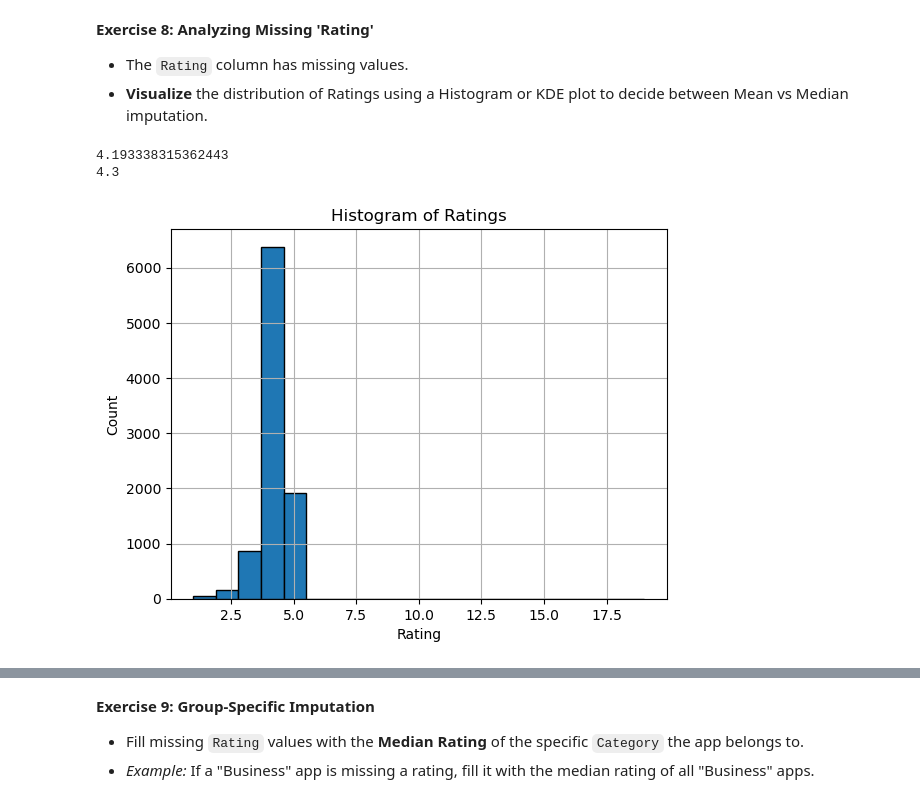
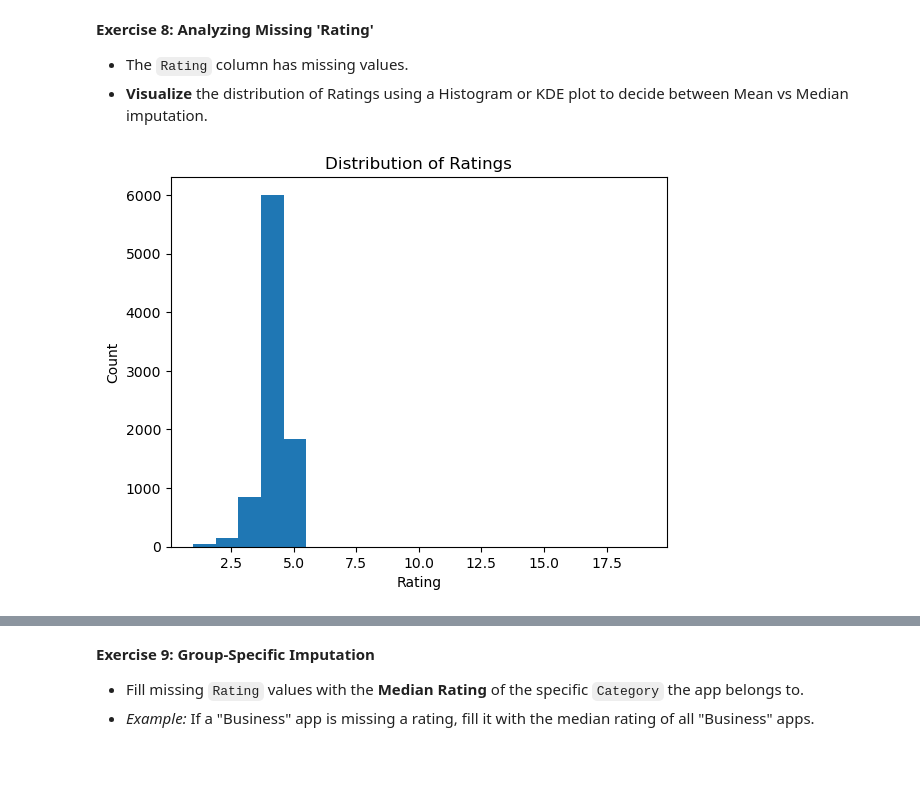
Before and after one commit to nency-parmar/Machine-Learning, a Jupyter notebook: Lab2_Blank/Lab2_Blank.ipynb, the cells around one changed output, grey strips where cells are left out. Saved outputs shown, nothing was run; the diff lists cells and outputs as text; code cells hidden in the pictures; blank space fills up the shorter version.

```diff
--- a/Lab2_Blank/Lab2_Blank.ipynb
+++ b/Lab2_Blank/Lab2_Blank.ipynb
@@ -133,0 +120,4 @@ Name: Installs, Length: 10841, dtype: object
+# %%
+data['Installs'] = data['Installs'].str.replace('[+,]', '', regex=True)
+
+data
@@ -153,8 +157,9 @@ Name: Installs, Length: 10841, dtype: float64
 * Convert the column to a `float`.
 # %%
 # Same as Above
-data.Price = data.Price.str.replace("[$]", "")
-pd.to_numeric(data.Price,errors="coerce")
+data['Price'] = data['Price'].str.replace('$', '')
+data
+pd.to_numeric(data['Price'],errors="coerce")
 # %% [output]
 0        0.0
 1        0.0
@@ -185,12 +190,14 @@ def clean_size(x):
     if 'M' in x:
         # Convert 19M to 19000000
         return float(x.replace('M',''))*1000000
+
     elif 'k' in x:
-        # Convert 500k to 500000
-        return float(x.replace('k',''))*1000
+        return float(x.replace('k',''))*10000
+
     elif 'Varies with device' in x:
         # Handle string edge case
-        return x.replace('Varies with device','NaN')
+        return np.nan
+
     else:
         # Attempt to convert or return NaN
         try:
@@ -200,5 +207,4 @@ def clean_size(x):
 
 # Use apply Method to apply above fun
 # %%
-data.Size = data['Size'].apply(clean_size)
-data.Size
+data['Size'] = data['Size'].apply(clean_size)
@@ -222,14 +230,10 @@ Name: Size, Length: 10841, dtype: float64
 * The `Rating` column has missing values.
 * **Visualize** the distribution of Ratings using a Histogram or KDE plot to decide between Mean vs Median imputation.
 # %%
-me = print(data.Rating.mean())
-mi = print(data.Rating.median())
-data.Rating.hist(bins=20,edgecolor='black')
-plt.title("Histogram of Ratings")
-plt.xlabel('Rating')
-plt.ylabel('Count')
+plt.hist(data['Rating'], bins=20)
+plt.title("Distribution of Ratings")
+plt.xlabel("Rating")
+plt.ylabel("Count")
 plt.show()
 # %% [output]
-4.193338315362443
-4.3
-[figure, old version]
+[figure, new version]
```
Also changed, not shown: parts of 28 cells of this notebook, 7 other files.
